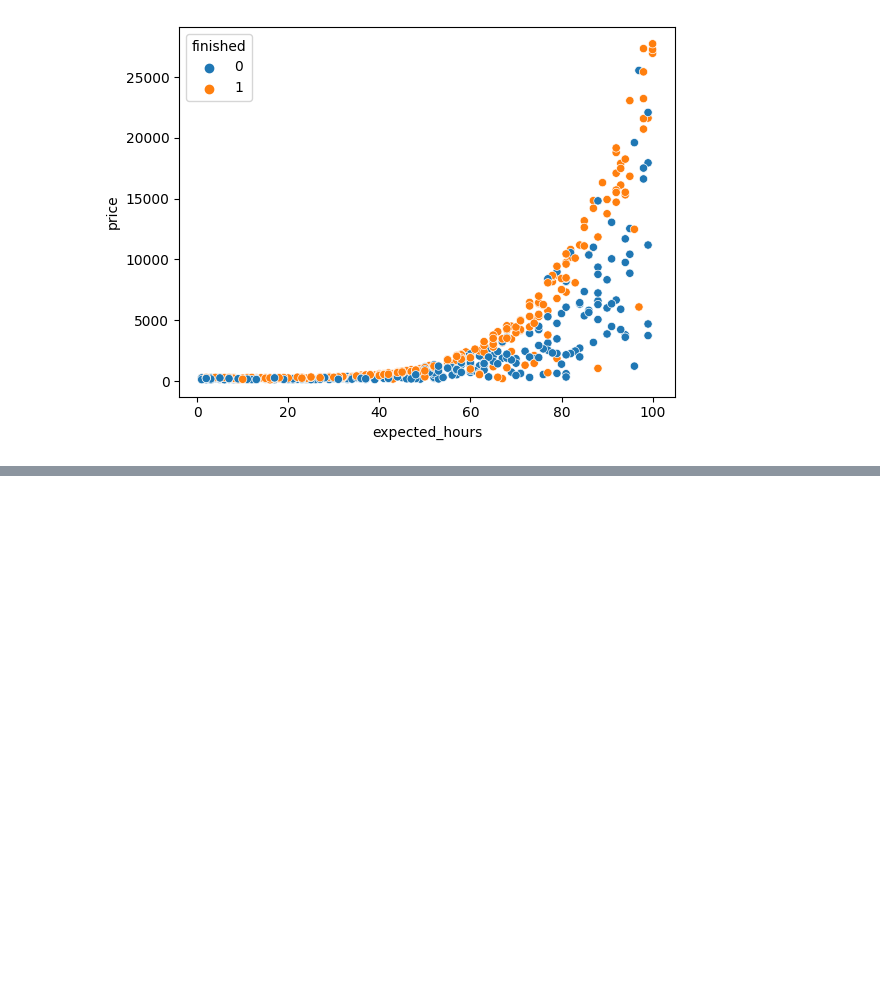
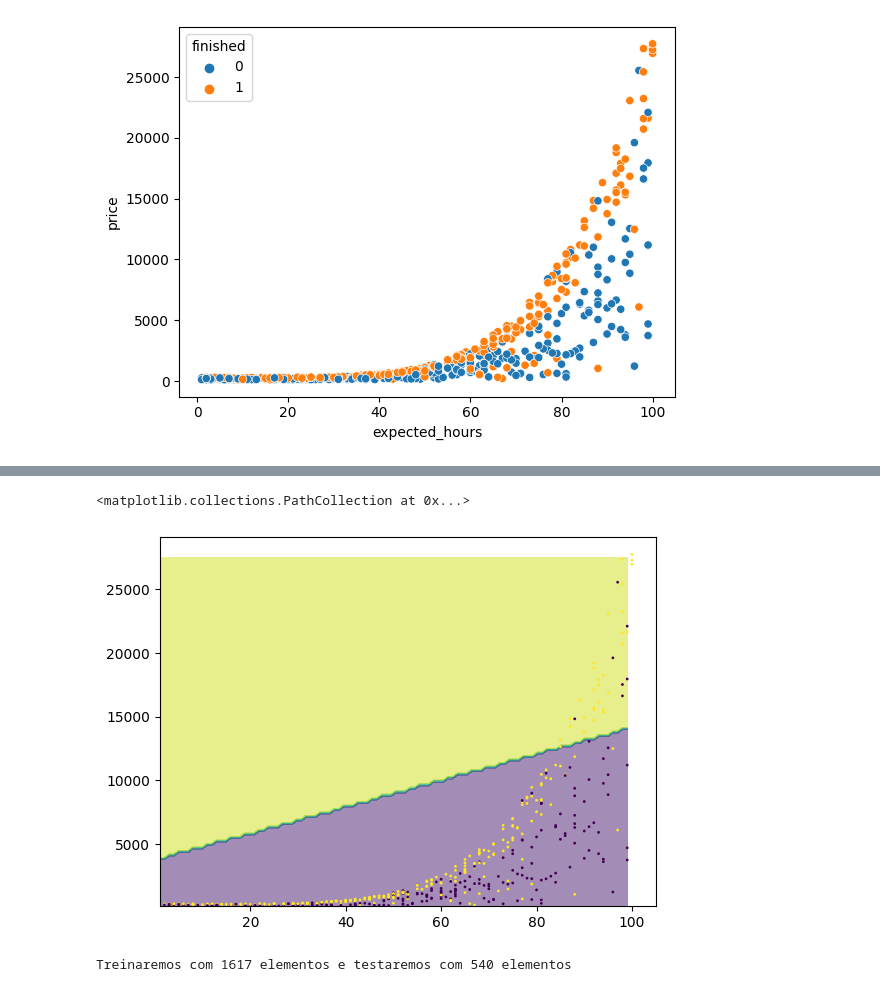
Before and after one commit to RaphaelfsOliveira/MachineLearning, a Jupyter notebook: Notebooks/testando_em_duas_dimensoes.ipynb, the cells around one changed output, grey strips where cells are left out. Saved outputs shown, nothing was run; the diff lists cells and outputs as text; code cells hidden in the pictures; blank space fills up the shorter version.

```diff
--- a/Notebooks/testando_em_duas_dimensoes.ipynb
+++ b/Notebooks/testando_em_duas_dimensoes.ipynb
@@ -94,3 +96,9 @@ sns.scatterplot(x='expected_hours', y='price', hue=test_y, data=test_x)
 # %% [output]
 <Axes: xlabel='expected_hours', ylabel='price'>
 [figure]
+# %%
+x_min = test_x.expected_hours.min()
+x_max = test_x.expected_hours.max()
+y_min = test_x.price.min()
+y_max = test_x.price.max()
+print(x_min, x_max, y_min, y_max)
@@ -96,0 +107,10 @@ sns.scatterplot(x='expected_hours', y='price', hue=test_y, data=test_x)
+# %%
+# fazer uma matrix que contemple todo o gráfico de decisões do algoritimo analisado
+pixels = 100
+
+axis_x = np.arange(x_min, x_max, (x_max - x_min)/ pixels)
+axis_y = np.arange(y_min, y_max, (y_max - y_min)/ pixels)
+# %%
+xx, yy = np.meshgrid(axis_x, axis_y)
+points = np.c_[xx.ravel(), yy.ravel()]
+points
@@ -96,0 +125,4 @@ sns.scatterplot(x='expected_hours', y='price', hue=test_y, data=test_x)
+# %%
+z = model.predict(points)
+z = z.reshape(xx.shape)
+z
@@ -96,0 +137,26 @@ sns.scatterplot(x='expected_hours', y='price', hue=test_y, data=test_x)
+# %%
+plt.contourf(xx, yy, z, alpha=0.5)
+plt.scatter(test_x.expected_hours, test_x.price, c=test_y, s=1)
+
+# DECISION BOUDARY
+# %% [output]
+<matplotlib.collections.PathCollection at 0x...>
+[figure, added]
+# %%
+from sklearn.svm import SVC
+
+SEED = 5
+
+np.random.seed(SEED)
+
+treino_x, teste_x, treino_y, teste_y = train_test_split(
+    x, y,
+    test_size=0.25,
+    stratify=y
+)
+
+print("Treinaremos com %d elementos e testaremos com %d elementos" % (len(treino_x), len(teste_x)))
+
+model_new = SVC(gamma='auto')
+# %% [output]
+Treinaremos com 1617 elementos e testaremos com 540 elementos
```
Also changed, not shown: parts of 6 cells of this notebook.
